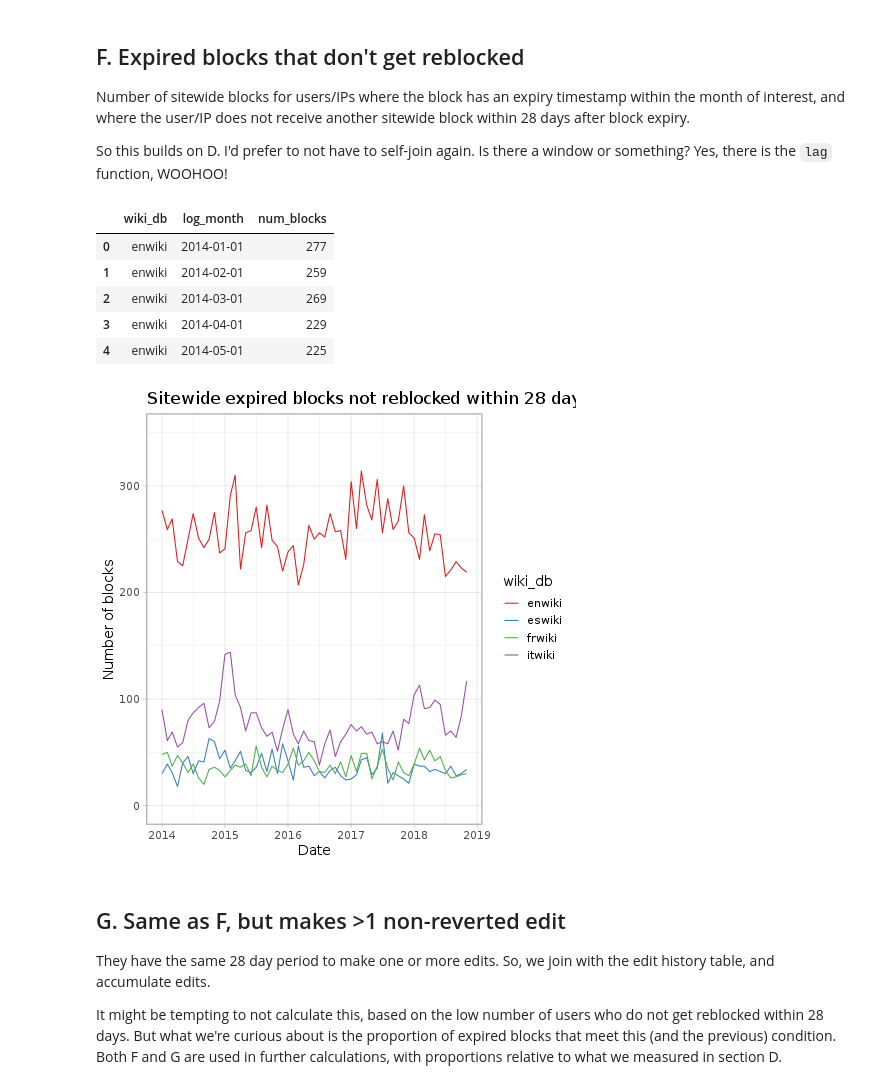
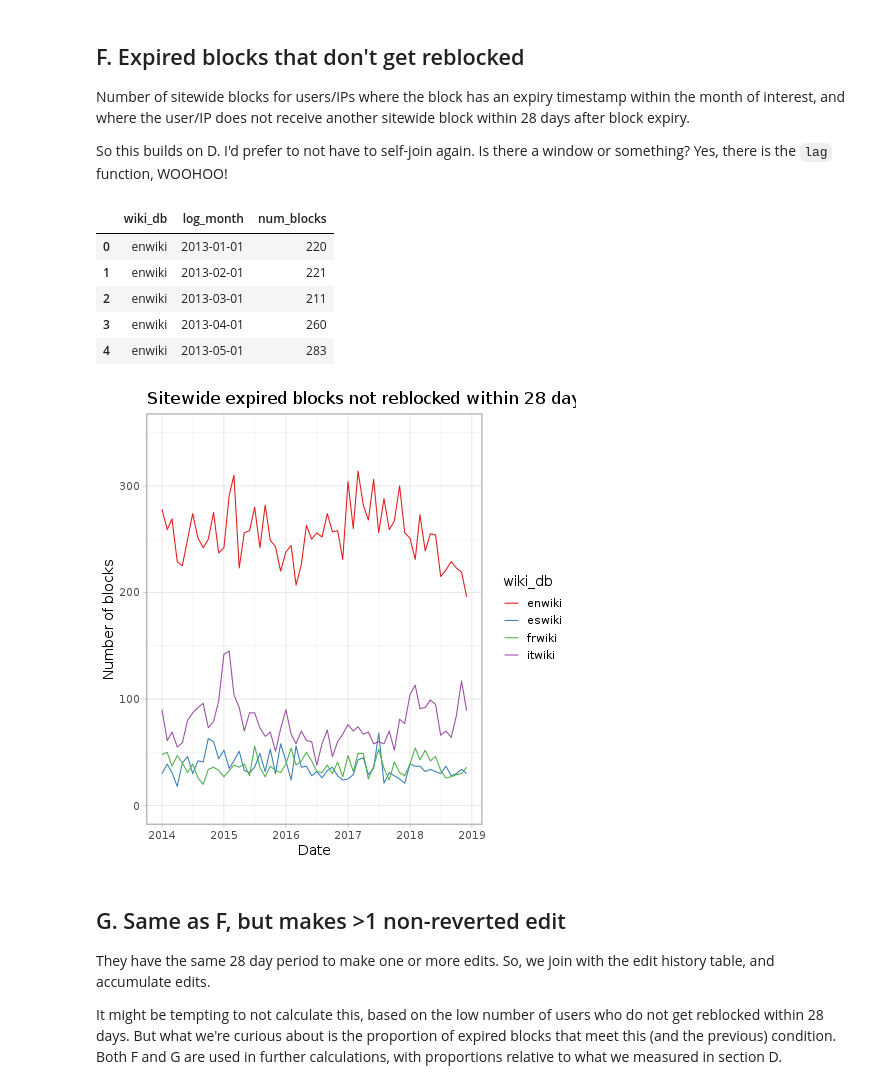
Before and after one commit to nettrom/AHT-block-effectiveness-2018, a Jupyter notebook: Block measurements.ipynb, the cells around one changed output. Drawn from its saved outputs; the diff is of its cells as text; code cells hidden in the pictures.

```diff
--- a/Block measurements.ipynb
+++ b/Block measurements.ipynb
@@ -27,7 +40,7 @@ wikis = ['enwiki', 'itwiki', 'frwiki', 'eswiki']
 ## Dates that we will use to make plots, they'll show from start date and up to,
 ## but not including, the end date
 start_display_date = dt.date(2014, 1, 1)
-end_display_date = dt.date(2019, 1, 1)
+end_display_date = dt.date(2019, 5, 1)
 
 ## We'll gather data from a year prior to the start date so we can have a yearly running
 ## average across the whole graph
@@ -49,6 +62,7 @@ snapshot = "{}".format(truncated_end_date.strftime("%Y-%m"))
 ## strings to help with that:
 start_display_date_str = str(start_display_date)
 end_display_date_str = str(end_display_date)
+truncated_end_date_str = str(truncated_end_date)
 
 ## Filenames/paths to datasets that can be shared
 sitewide_filename = "public_datasets/sitewide_blocks.tsv"
@@ -261,8 +279,8 @@ LIMIT 10000
 
 sitewide_limited_blocks = hive.run(sitewide_limited_query.format(
     snapshot = snapshot,
-    start_date = start_date,
-    end_date = end_date,
+    start_date = start_data_date,
+    end_date = end_data_date,
     wikis = ",".join(['"{}"'.format(w) for w in wikis])))
 # %%
 sitewide_limited_blocks.head()
@@ -305,7 +403,7 @@ This is also similar to the previous queries, but is focused on blocks that reac
 # %%
 expired_blocks_query = '''
 SELECT wiki_db,
-       DATE_FORMAT(start_timestamp, 'yyyy-MM-01') AS log_month,
+       DATE_FORMAT(end_timestamp, 'yyyy-MM-01') AS log_month,
        count(*) AS num_blocks
 FROM wmf.mediawiki_user_history
 WHERE snapshot = "{snapshot}"
@@ -321,8 +419,8 @@ LIMIT 10000
 
 sitewide_expired_blocks = hive.run(expired_blocks_query.format(
     snapshot = snapshot,
-    start_date = start_date,
-    end_date = end_date,
+    start_date = start_data_date,
+    end_date = end_data_date,
     wikis = ",".join(['"{}"'.format(w) for w in wikis])))
 # %%
 sitewide_expired_blocks.head()
@@ -401,45 +501,47 @@ LIMIT 10000
 
 sitewide_not_reblocked = hive.run(expired_not_reblocked_query.format(
     snapshot = snapshot,
-    start_date = start_date,
-    end_date = end_date_truncated,
+    start_date = start_data_date,
+    end_date = truncated_end_date,
     wikis = ",".join(['"{}"'.format(w) for w in wikis]),
     ndays = days_until_next_block))
 # %%
 sitewide_not_reblocked.head()
 # %% [output]
 |  | wiki_db | log_month | num_blocks |
-| 0 | enwiki | 2014-01-01 | 277 |
-| 1 | enwiki | 2014-02-01 | 259 |
-| 2 | enwiki | 2014-03-01 | 269 |
-| 3 | enwiki | 2014-04-01 | 229 |
-| 4 | enwiki | 2014-05-01 | 225 |
+| 0 | enwiki | 2013-01-01 | 220 |
+| 1 | enwiki | 2013-02-01 | 221 |
+| 2 | enwiki | 2013-03-01 | 211 |
+| 3 | enwiki | 2013-04-01 | 260 |
+| 4 | enwiki | 2013-05-01 | 283 |
 # %%
 ## Export the dataset
 
 to_tsv(sitewide_not_reblocked, sitewide_expired_noreblock_filename)
 # %%
-%%R -i sitewide_not_reblocked
+%%R -i sitewide_not_reblocked,start_display_date_str,truncated_end_date_str
 
 sitewide_not_reblocked = data.table(sitewide_not_reblocked);
 sitewide_not_reblocked[, log_month := as.Date(log_month)];
 
-sitewide_not_reblocked_graph = ggplot(sitewide_not_reblocked,
-                                      aes(x=log_month, y=num_blocks, color=wiki_db)) +
+sitewide_not_reblocked_graph = ggplot(
+    sitewide_not_reblocked[log_month >= start_display_date_str &
+                           log_month < truncated_end_date_str],
+    aes(x=log_month, y=num_blocks, color=wiki_db)) +
 scale_x_date(date_breaks = "1 year", date_labels = "%Y") +
 scale_y_continuous(limits = c(0, 350), breaks = c(0:3)*100) +
 scale_colour_brewer(palette = "Set1") +
 labs(title = 'Sitewide expired blocks not reblocked within 28 days',
      x = 'Date',
      y = 'Number of blocks') +
 geom_line() +
 theme_light(base_size = 14);
 
 ggsave("graphs/sitewide_not_reblocked_28days_per_month.png",
        plot = sitewide_not_reblocked_graph, width = 40, height = 20, units = "cm", dpi = "screen");
 sitewide_not_reblocked_graph;
 # %% [output]
-[figure, old version]
+[figure, new version]
 # %% [markdown]
 ## G. Same as F, but makes >1 non-reverted edit
 
```
Also changed, not shown: parts of 20 cells of this notebook, 38 other files.
